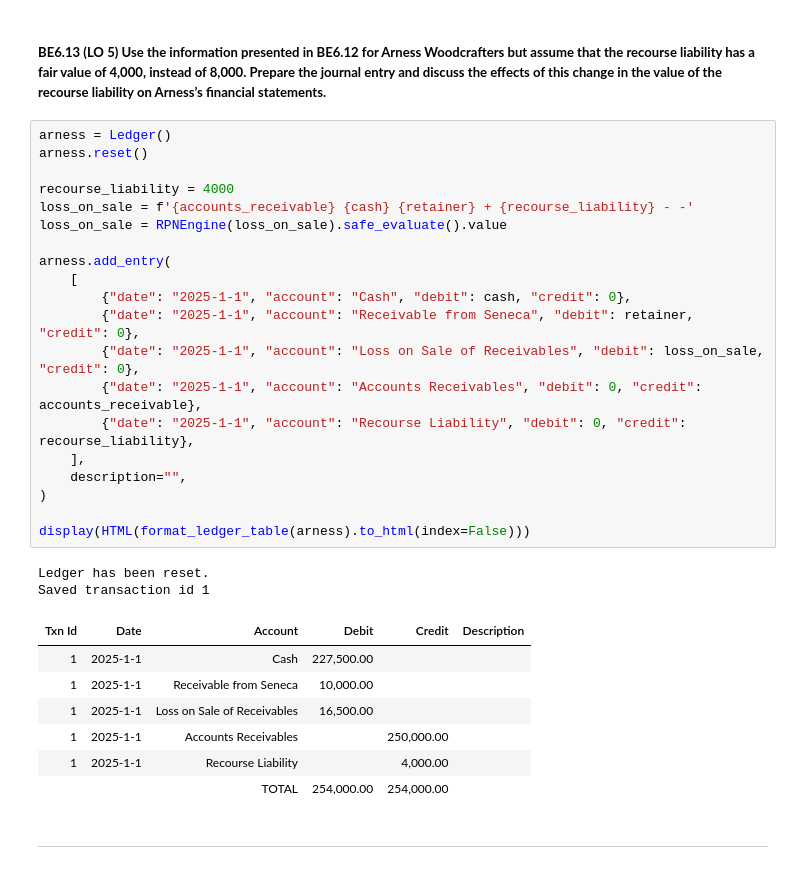
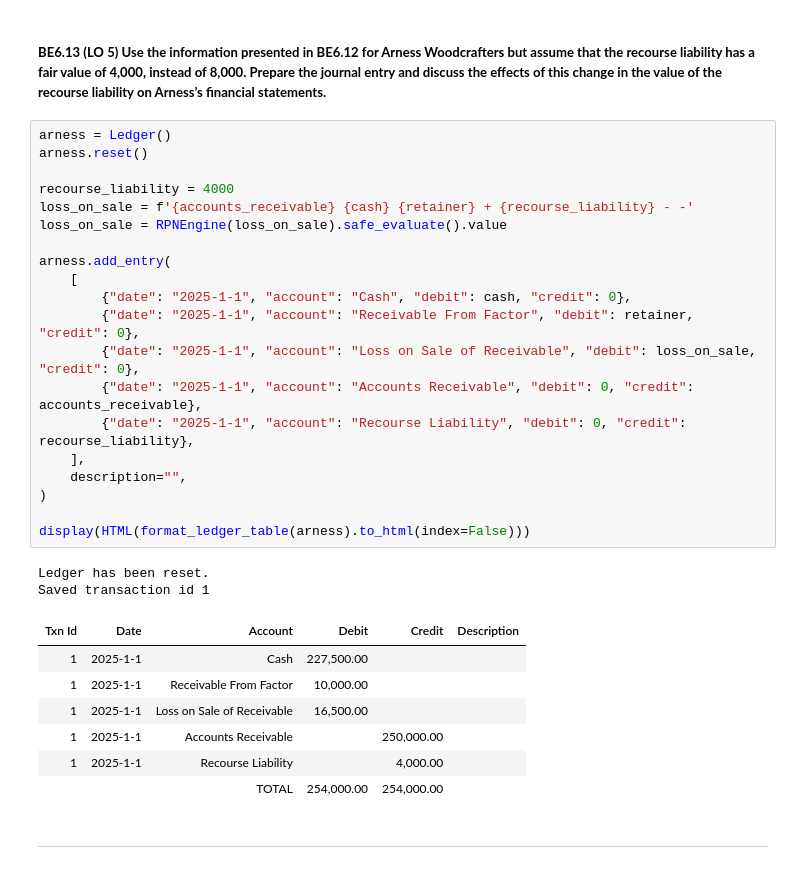
Before and after one commit to ekmartinez/Accounting, a Jupyter notebook: 02_Cash_And_Receivables/02_Cash_And_Receivables_Brief_Exercises.ipynb, the cells around one changed output. Saved outputs shown, nothing was run; the diff lists cells and outputs as text.

```diff
--- a/02_Cash_And_Receivables/02_Cash_And_Receivables_Brief_Exercises.ipynb
+++ b/02_Cash_And_Receivables/02_Cash_And_Receivables_Brief_Exercises.ipynb
@@ -615,31 +615,31 @@ Saved transaction id 1
 # %%
 arness = Ledger()
 arness.reset()
 
 recourse_liability = 4000
 loss_on_sale = f'{accounts_receivable} {cash} {retainer} + {recourse_liability} - -'
 loss_on_sale = RPNEngine(loss_on_sale).safe_evaluate().value
 
 arness.add_entry(
     [
         {"date": "2025-1-1", "account": "Cash", "debit": cash, "credit": 0},
-        {"date": "2025-1-1", "account": "Receivable from Seneca", "debit": retainer, "credit": 0},
-        {"date": "2025-1-1", "account": "Loss on Sale of Receivables", "debit": loss_on_sale, "credit": 0},
-        {"date": "2025-1-1", "account": "Accounts Receivables", "debit": 0, "credit": accounts_receivable},
+        {"date": "2025-1-1", "account": "Receivable From Factor", "debit": retainer, "credit": 0},
+        {"date": "2025-1-1", "account": "Loss on Sale of Receivable", "debit": loss_on_sale, "credit": 0},
+        {"date": "2025-1-1", "account": "Accounts Receivable", "debit": 0, "credit": accounts_receivable},
         {"date": "2025-1-1", "account": "Recourse Liability", "debit": 0, "credit": recourse_liability},
     ],
     description="",
 )
 
 display(HTML(format_ledger_table(arness).to_html(index=False)))
 # %% [output]
 Ledger has been reset.
 Saved transaction id 1
 | Txn Id | Date | Account | Debit | Credit | Description |
 | 1 | 2025-1-1 | Cash | 227,500.00 |  |  |
-| 1 | 2025-1-1 | Receivable from Seneca | 10,000.00 |  |  |
-| 1 | 2025-1-1 | Loss on Sale of Receivables | 16,500.00 |  |  |
-| 1 | 2025-1-1 | Accounts Receivables |  | 250,000.00 |  |
+| 1 | 2025-1-1 | Receivable From Factor | 10,000.00 |  |  |
+| 1 | 2025-1-1 | Loss on Sale of Receivable | 16,500.00 |  |  |
+| 1 | 2025-1-1 | Accounts Receivable |  | 250,000.00 |  |
 | 1 | 2025-1-1 | Recourse Liability |  | 4,000.00 |  |
 |  |  | TOTAL | 254,000.00 | 254,000.00 |  |
 # %% [markdown]
```
Also changed, not shown: parts of 2 cells of this notebook.
